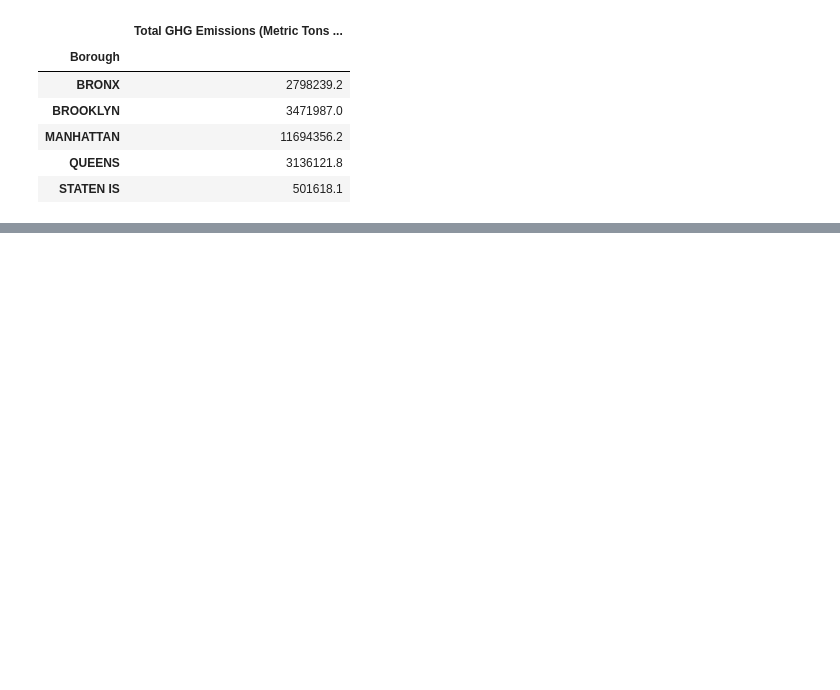
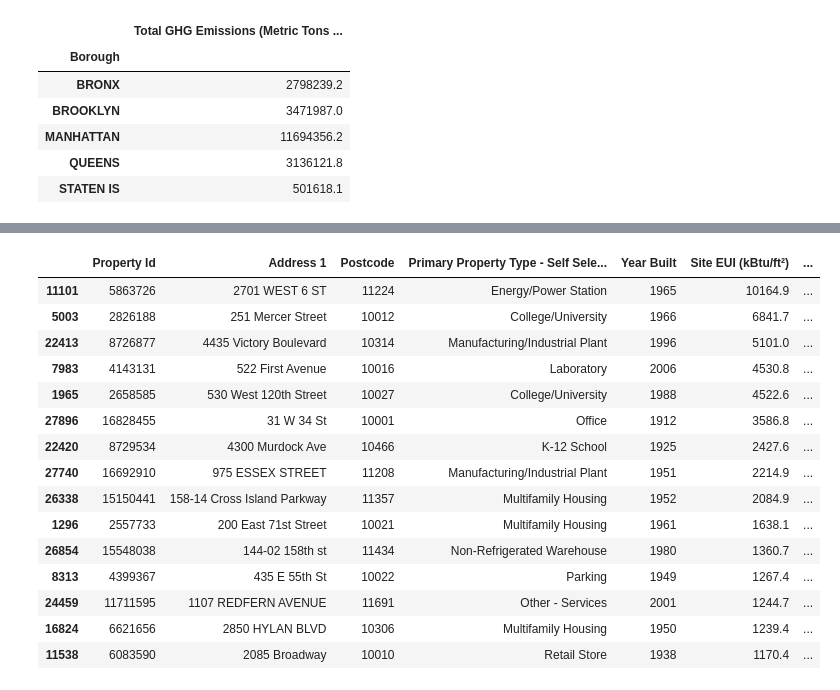
Before and after one commit to ckeo/Python_Project, a Jupyter notebook: EDA.ipynb, the cells around one changed output, grey strips where cells are left out. Cells and saved outputs as stored; diff of their text form; code cells hidden in the pictures; blank space fills up the shorter version.

```diff
--- a/EDA.ipynb
+++ b/EDA.ipynb
@@ -140,0 +169,20 @@ manhattan2020.sort_values(['Total GHG Emissions (Metric Tons CO2e)'], ascending
+# %%
+data2020.sort_values(['Site EUI (kBtu/ft²)'], ascending = False).head(15)
+#Hm. I guess energy/power station makes sense to have high energy use?
+# %% [output]
+|  | Property Id | Address 1 | Postcode | Primary Property Type - Self Sele... | Year Built | Site EUI (kBtu/ft²) | ... |
+| 11101 | 5863726 | 2701 WEST 6 ST | 11224 | Energy/Power Station | 1965 | 10164.9 | ... |
+| 5003 | 2826188 | 251 Mercer Street | 10012 | College/University | 1966 | 6841.7 | ... |
+| 22413 | 8726877 | 4435 Victory Boulevard | 10314 | Manufacturing/Industrial Plant | 1996 | 5101.0 | ... |
+| 7983 | 4143131 | 522 First Avenue | 10016 | Laboratory | 2006 | 4530.8 | ... |
+| 1965 | 2658585 | 530 West 120th Street | 10027 | College/University | 1988 | 4522.6 | ... |
+| 27896 | 16828455 | 31 W 34 St | 10001 | Office | 1912 | 3586.8 | ... |
+| 22420 | 8729534 | 4300 Murdock Ave | 10466 | K-12 School | 1925 | 2427.6 | ... |
+| 27740 | 16692910 | 975 ESSEX STREET | 11208 | Manufacturing/Industrial Plant | 1951 | 2214.9 | ... |
+| 26338 | 15150441 | 158-14 Cross Island Parkway | 11357 | Multifamily Housing | 1952 | 2084.9 | ... |
+| 1296 | 2557733 | 200 East 71st Street | 10021 | Multifamily Housing | 1961 | 1638.1 | ... |
+| 26854 | 15548038 | 144-02 158th st | 11434 | Non-Refrigerated Warehouse | 1980 | 1360.7 | ... |
+| 8313 | 4399367 | 435 E 55th St | 10022 | Parking | 1949 | 1267.4 | ... |
+| 24459 | 11711595 | 1107 REDFERN AVENUE | 11691 | Other - Services | 2001 | 1244.7 | ... |
+| 16824 | 6621656 | 2850 HYLAN BLVD | 10306 | Multifamily Housing | 1950 | 1239.4 | ... |
+| 11538 | 6083590 | 2085 Broadway | 10010 | Retail Store | 1938 | 1170.4 | ... |
```
Also changed, not shown: parts of 14 cells of this notebook, 2 other files.
